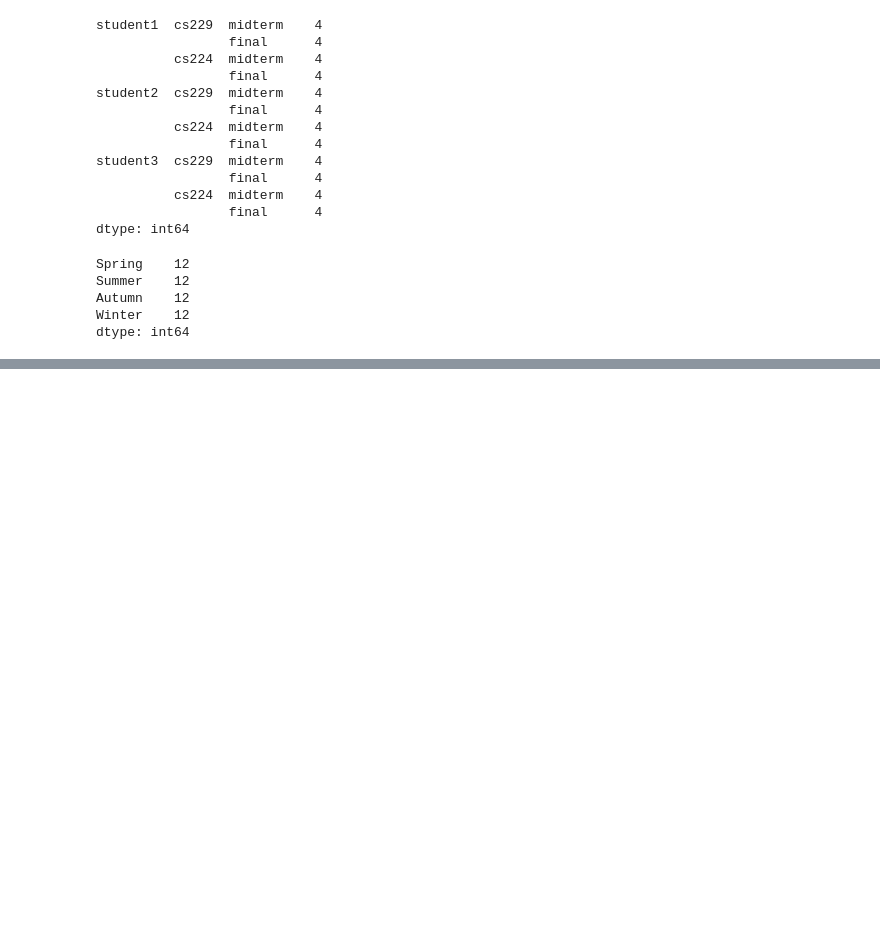
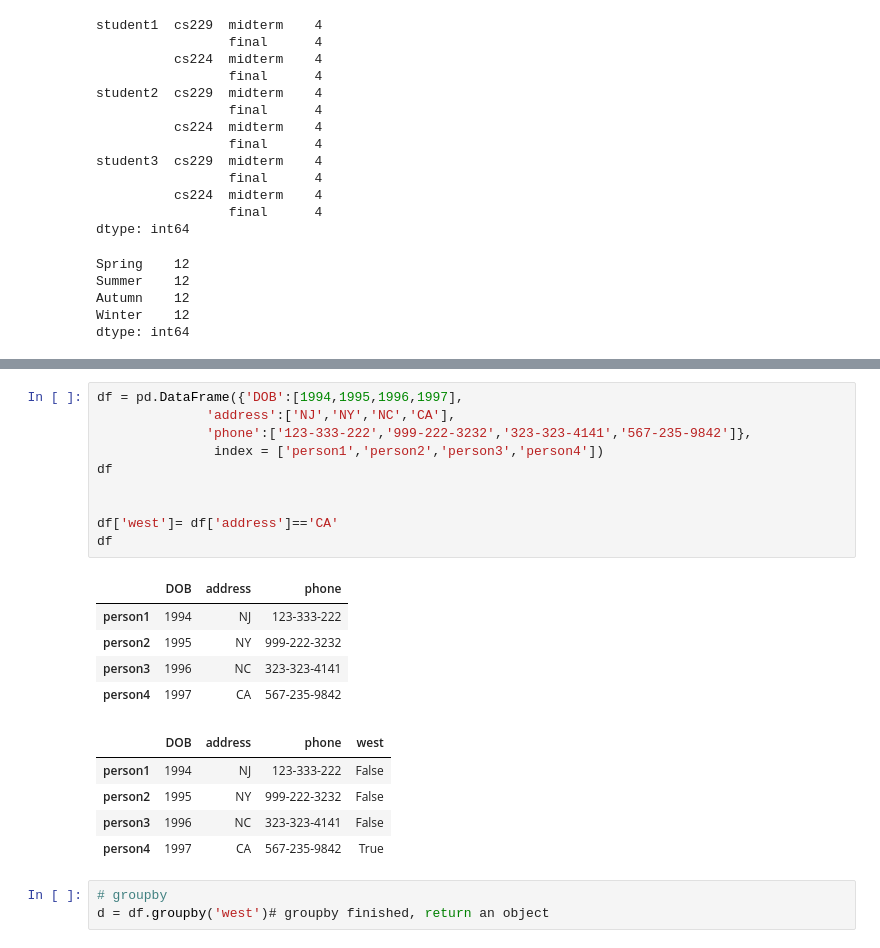
Before and after one commit to shanjiang1994/The_complete_guide_in_Python_for_DA-DS, a Jupyter notebook: 7.Pandas.ipynb, the cells around one changed output, grey strips where cells are left out. Saved outputs shown, nothing was run; the diff lists cells and outputs as text; blank space fills up the shorter version.

```diff
--- a/7.Pandas.ipynb
+++ b/7.Pandas.ipynb
@@ -1572,0 +1615,24 @@ dtype: int64
+# %%
+df = pd.DataFrame({'DOB':[1994,1995,1996,1997],
+              'address':['NJ','NY','NC','CA'],
+              'phone':['123-333-222','999-222-3232','323-323-4141','567-235-9842']},
+               index = ['person1','person2','person3','person4'])
+df
+
+
+df['west']= df['address']=='CA'
+df
+# %% [output]
+|  | DOB | address | phone |
+| person1 | 1994 | NJ | 123-333-222 |
+| person2 | 1995 | NY | 999-222-3232 |
+| person3 | 1996 | NC | 323-323-4141 |
+| person4 | 1997 | CA | 567-235-9842 |
+|  | DOB | address | phone | west |
+| person1 | 1994 | NJ | 123-333-222 | False |
+| person2 | 1995 | NY | 999-222-3232 | False |
+| person3 | 1996 | NC | 323-323-4141 | False |
+| person4 | 1997 | CA | 567-235-9842 | True |
+# %%
+# groupby
+d = df.groupby('west')# groupby finished, return an object
```
Also changed, not shown: parts of 5 cells of this notebook.
